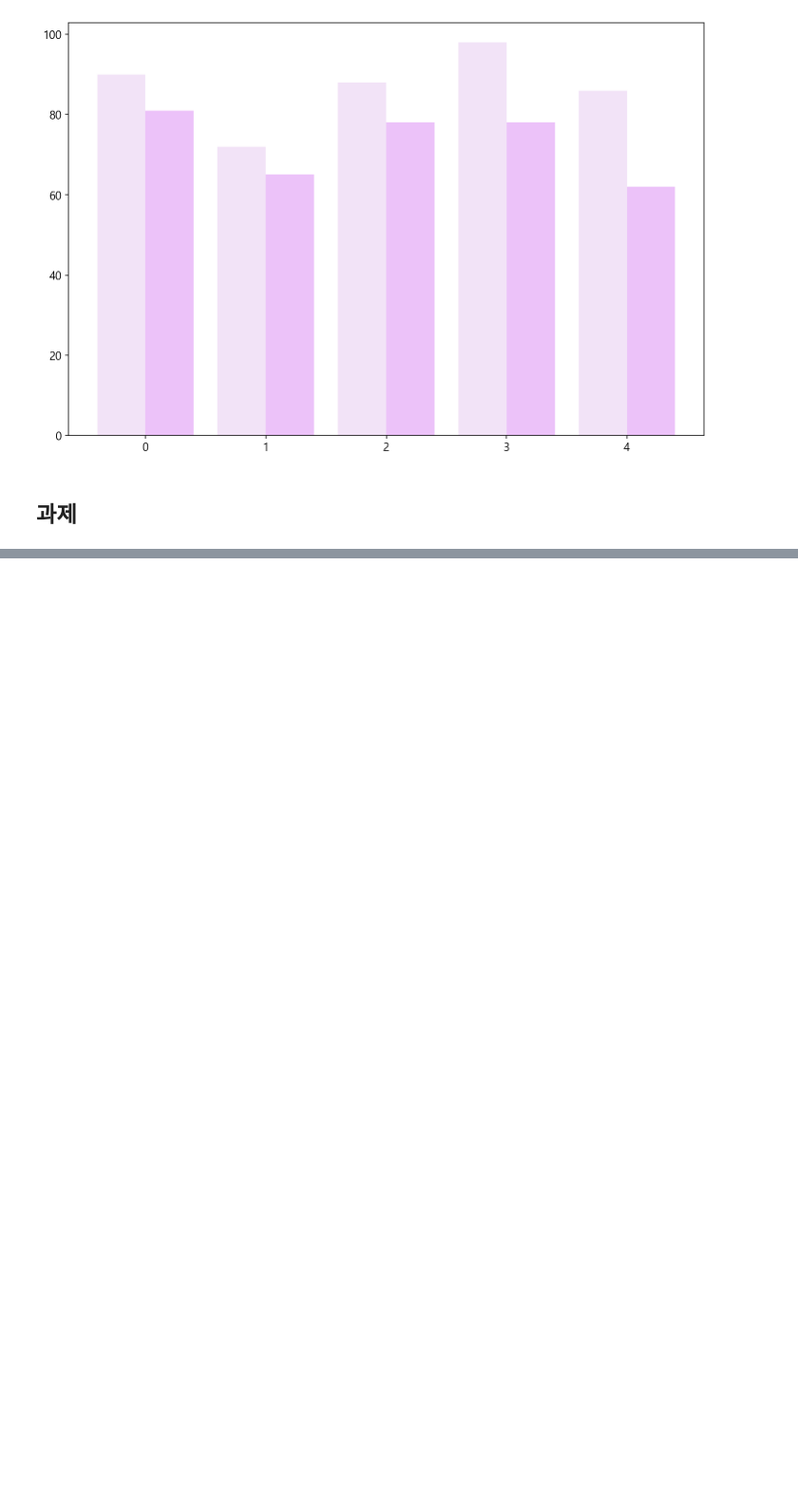
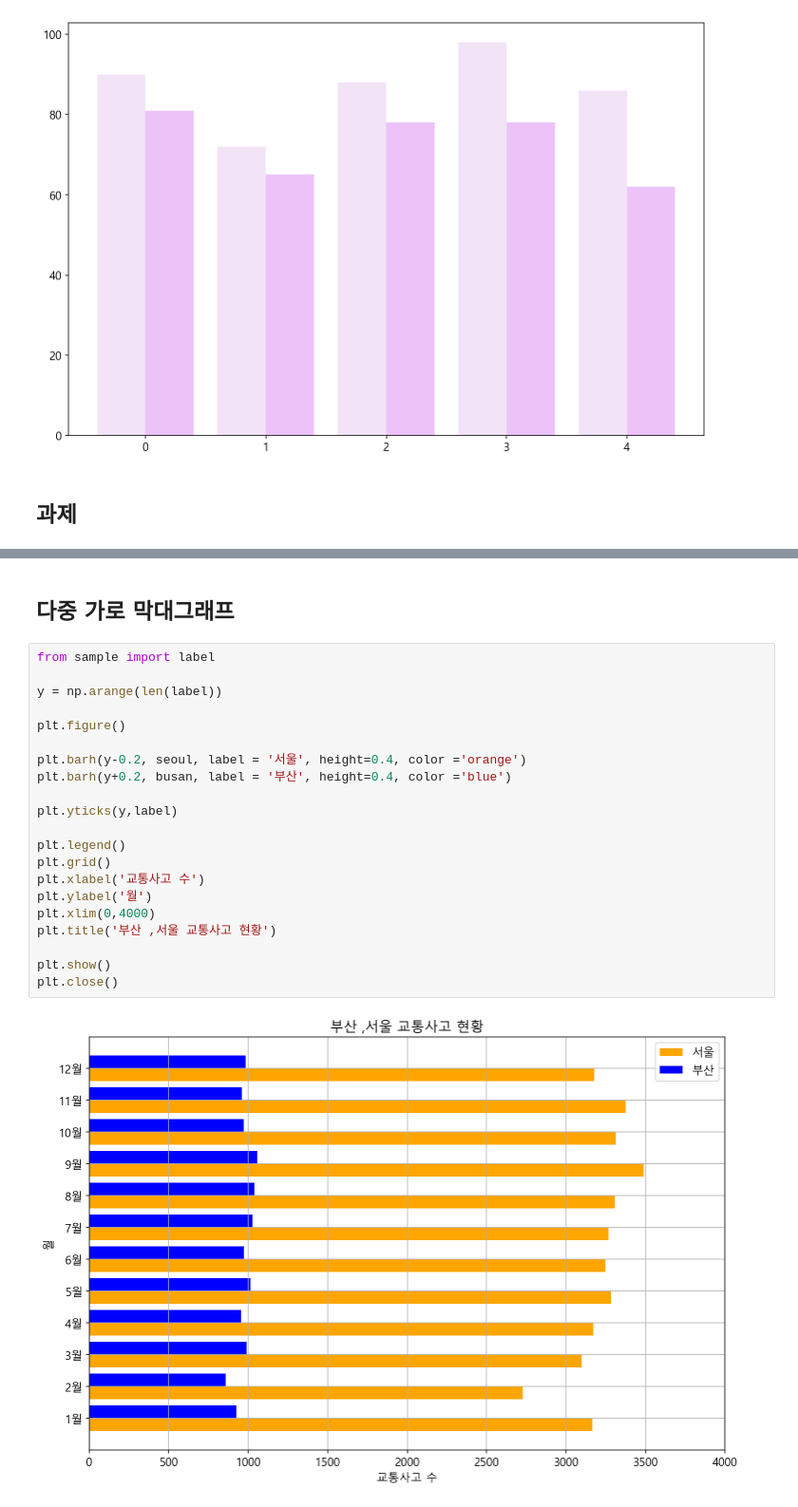
Before and after one commit to junhong-CHEON/python_study, a Jupyter notebook: 12-matplotlib.ipynb, the cells around one changed output, grey strips where cells are left out. Shown at 95% size. Cells and saved outputs as stored; diff of their text form; blank space fills up the shorter version.

```diff
--- a/12-matplotlib.ipynb
+++ b/12-matplotlib.ipynb
@@ -378,0 +413,25 @@ plt.close()
+# %% [markdown]
+## 다중 가로 막대그래프
+# %%
+from sample import label
+
+y = np.arange(len(label))
+
+plt.figure()
+
+plt.barh(y-0.2, seoul, label = '서울', height=0.4, color ='orange')
+plt.barh(y+0.2, busan, label = '부산', height=0.4, color ='blue')
+
+plt.yticks(y,label)
+
+plt.legend()
+plt.grid()
+plt.xlabel('교통사고 수')
+plt.ylabel('월')
+plt.xlim(0,4000)
+plt.title('부산 ,서울 교통사고 현황')
+
+plt.show()
+plt.close()
+# %% [output]
+[figure, added]
```
Also changed, not shown: parts of 14 cells of this notebook, 11 other files.
